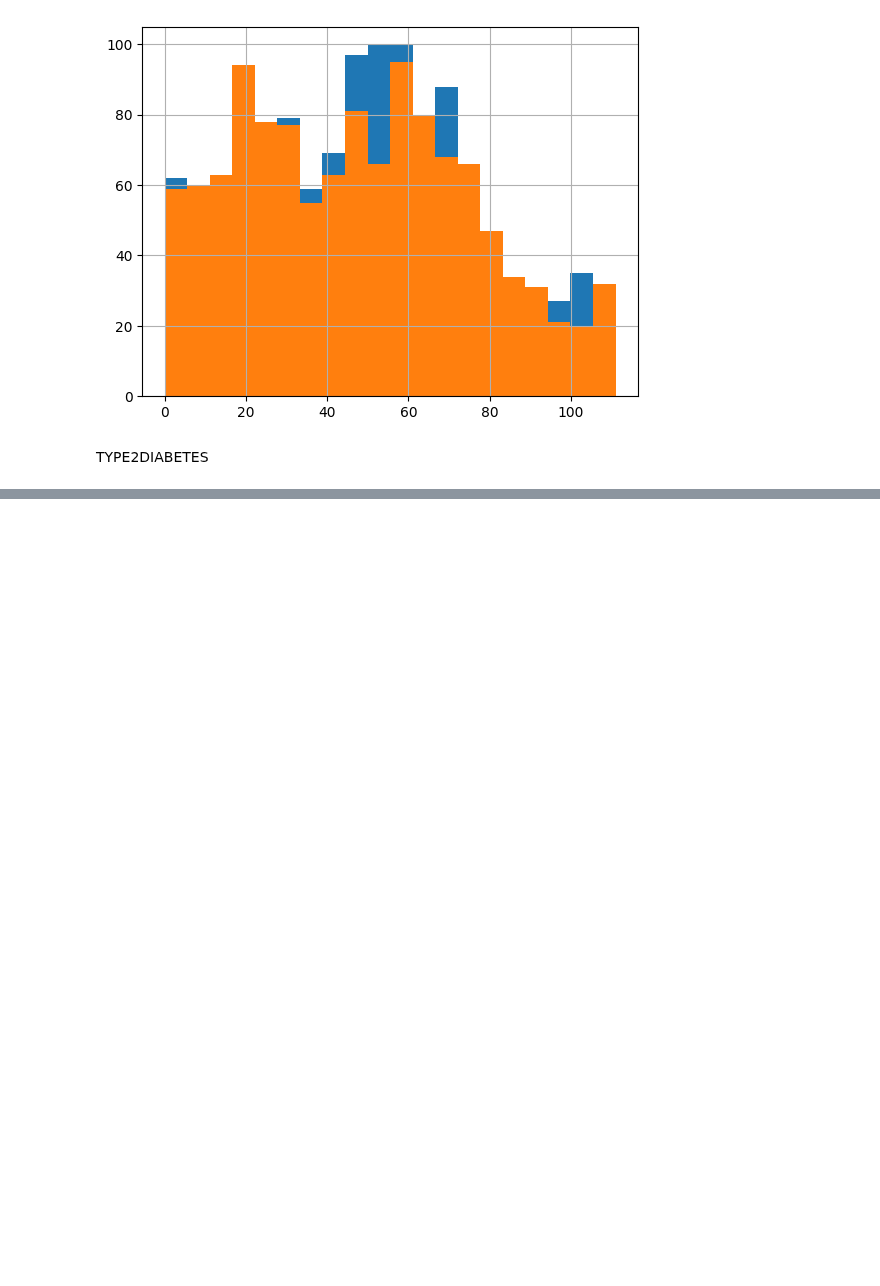
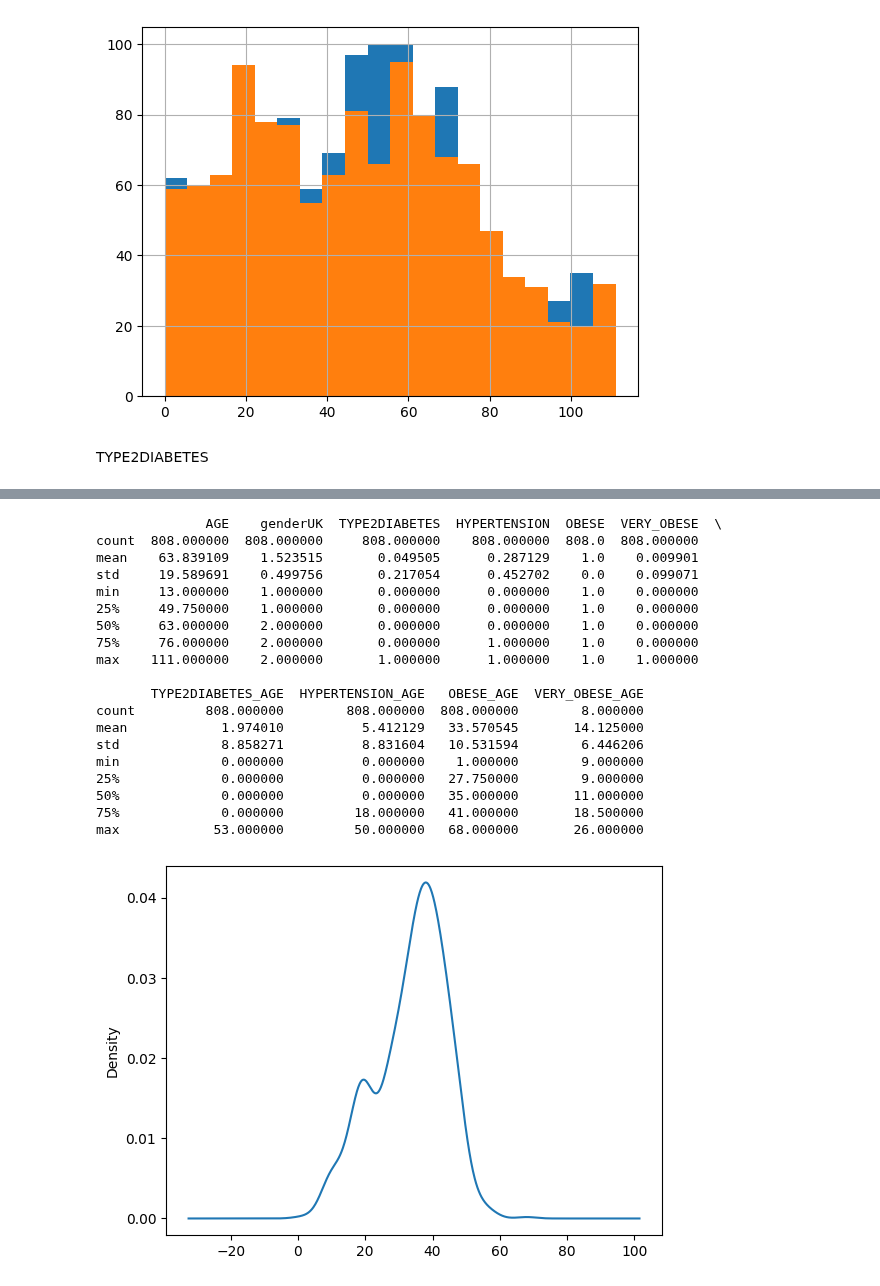
Before and after one commit to Virtually-Healthcare/data-engineering-examples, a Jupyter notebook: Diabetes.ipynb, the cells around one changed output, grey strips where cells are left out. Saved outputs shown, nothing was run; the diff lists cells and outputs as text; code cells hidden in the pictures; blank space fills up the shorter version.

Commit message:
Diabetes

```diff
--- a/Diabetes.ipynb
+++ b/Diabetes.ipynb
@@ -155,0 +159,26 @@ max          106.000000
+# %%
+dfObese = df[df.OBESE == 1].copy()
+dfObese.groupby('OBESE').OBESE_AGE.plot(kind='kde')
+
+print(dfObese.describe())
+# %% [output]
+              AGE    genderUK  TYPE2DIABETES  HYPERTENSION  OBESE  VERY_OBESE  \
+count  808.000000  808.000000     808.000000    808.000000  808.0  808.000000
+mean    63.839109    1.523515       0.049505      0.287129    1.0    0.009901
+std     19.589691    0.499756       0.217054      0.452702    0.0    0.099071
+min     13.000000    1.000000       0.000000      0.000000    1.0    0.000000
+25%     49.750000    1.000000       0.000000      0.000000    1.0    0.000000
+50%     63.000000    2.000000       0.000000      0.000000    1.0    0.000000
+75%     76.000000    2.000000       0.000000      1.000000    1.0    0.000000
+max    111.000000    2.000000       1.000000      1.000000    1.0    1.000000
+
+       TYPE2DIABETES_AGE  HYPERTENSION_AGE   OBESE_AGE  VERY_OBESE_AGE
+count         808.000000        808.000000  808.000000        8.000000
+mean            1.974010          5.412129   33.570545       14.125000
+std             8.858271          8.831604   10.531594        6.446206
+min             0.000000          0.000000    1.000000        9.000000
+25%             0.000000          0.000000   27.750000        9.000000
+50%             0.000000          0.000000   35.000000       11.000000
+75%             0.000000         18.000000   41.000000       18.500000
+max            53.000000         50.000000   68.000000       26.000000
+[figure, added]
```
Also changed, not shown: parts of 4 cells of this notebook, 1 other file.
